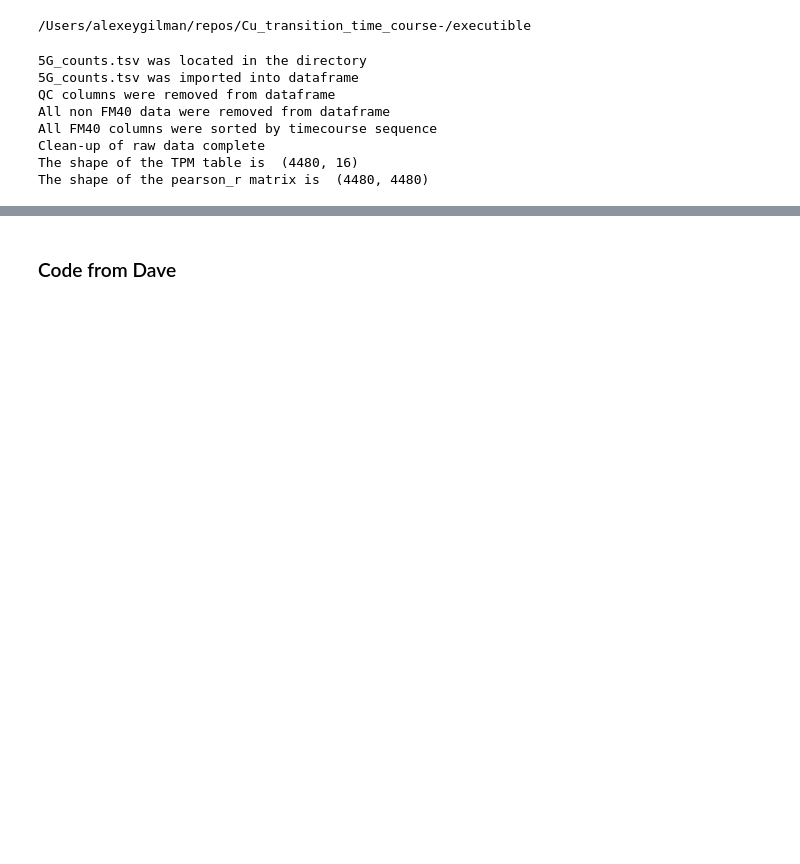
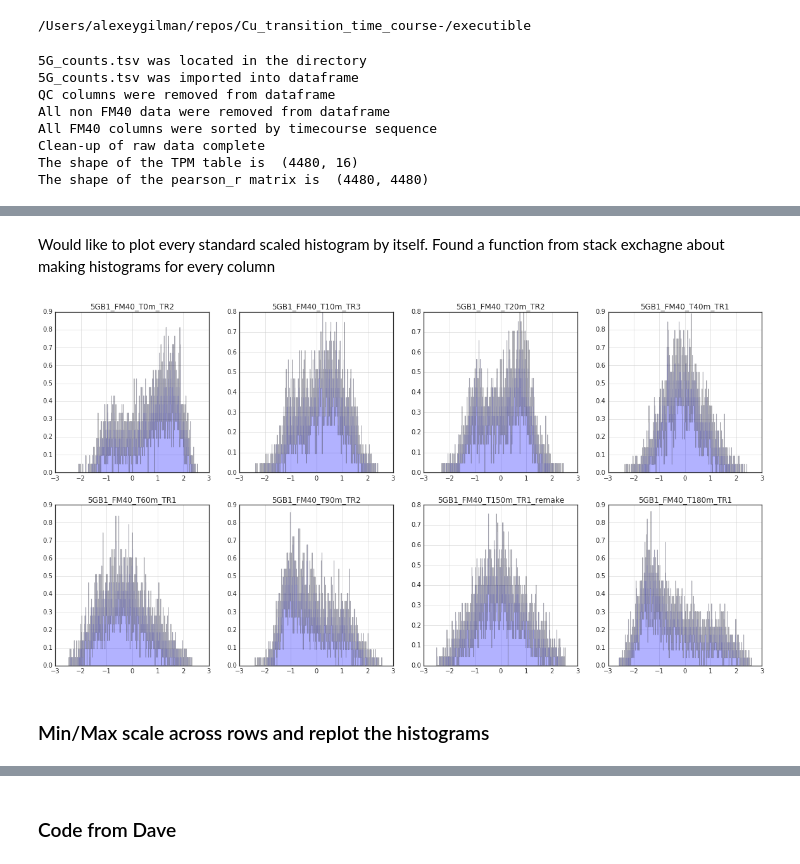
Before and after one commit to JiayuanGuo/Cu_transition_time_course-, a Jupyter notebook: Data_exploring_post_clustering_failure.ipynb, the cells around one changed output, grey strips where cells are left out. Saved outputs shown, nothing was run; the diff lists cells and outputs as text; code cells hidden in the pictures; blank space fills up the shorter version.

```diff
--- a/Data_exploring_post_clustering_failure.ipynb
+++ b/Data_exploring_post_clustering_failure.ipynb
@@ -32,0 +226,17 @@ The shape of the pearson_r matrix is  (4480, 4480)
+# %% [markdown]
+Would like to plot every standard scaled histogram by itself. Found a function from stack exchagne about making histograms for every column
+# %%
+def draw_histograms(df, variables, n_rows, n_cols):
+    fig=plt.figure(figsize = (20,10))
+    for i, var_name in enumerate(variables):
+        ax=fig.add_subplot(n_rows,n_cols,i+1)
+        df[var_name].hist(ax=ax, histtype = "stepfilled", alpha = 0.3, normed = True, bins = 1000)
+        ax.set_title(var_name)
+    plt.show()
+
+testa = df2a_stand_scale
+draw_histograms(testa, testa.columns, 2, 4)
+# %% [output]
+[figure, added]
+# %% [markdown]
+### Min/Max scale across rows and replot the histograms
```
Also changed, not shown: parts of 23 cells of this notebook.
